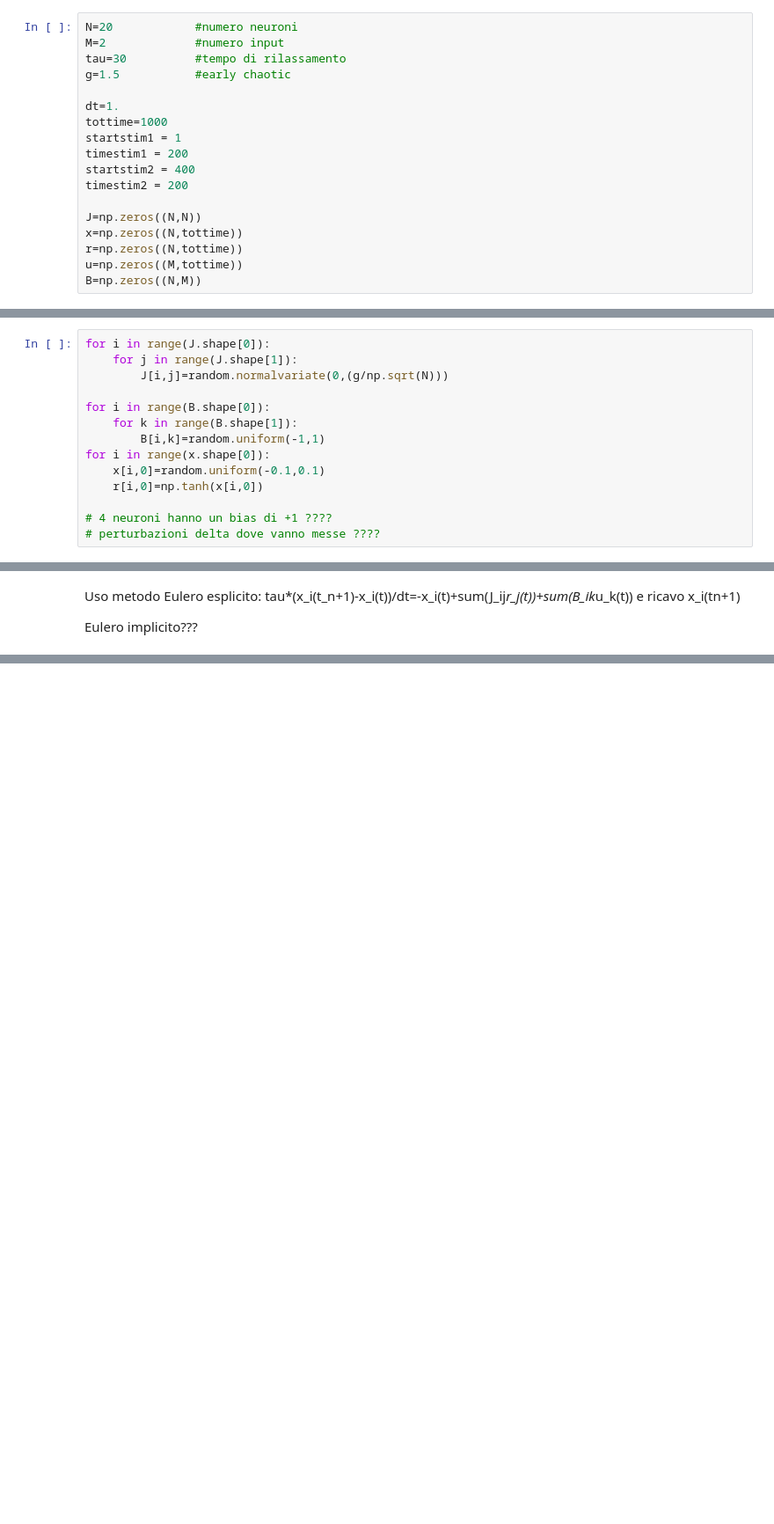
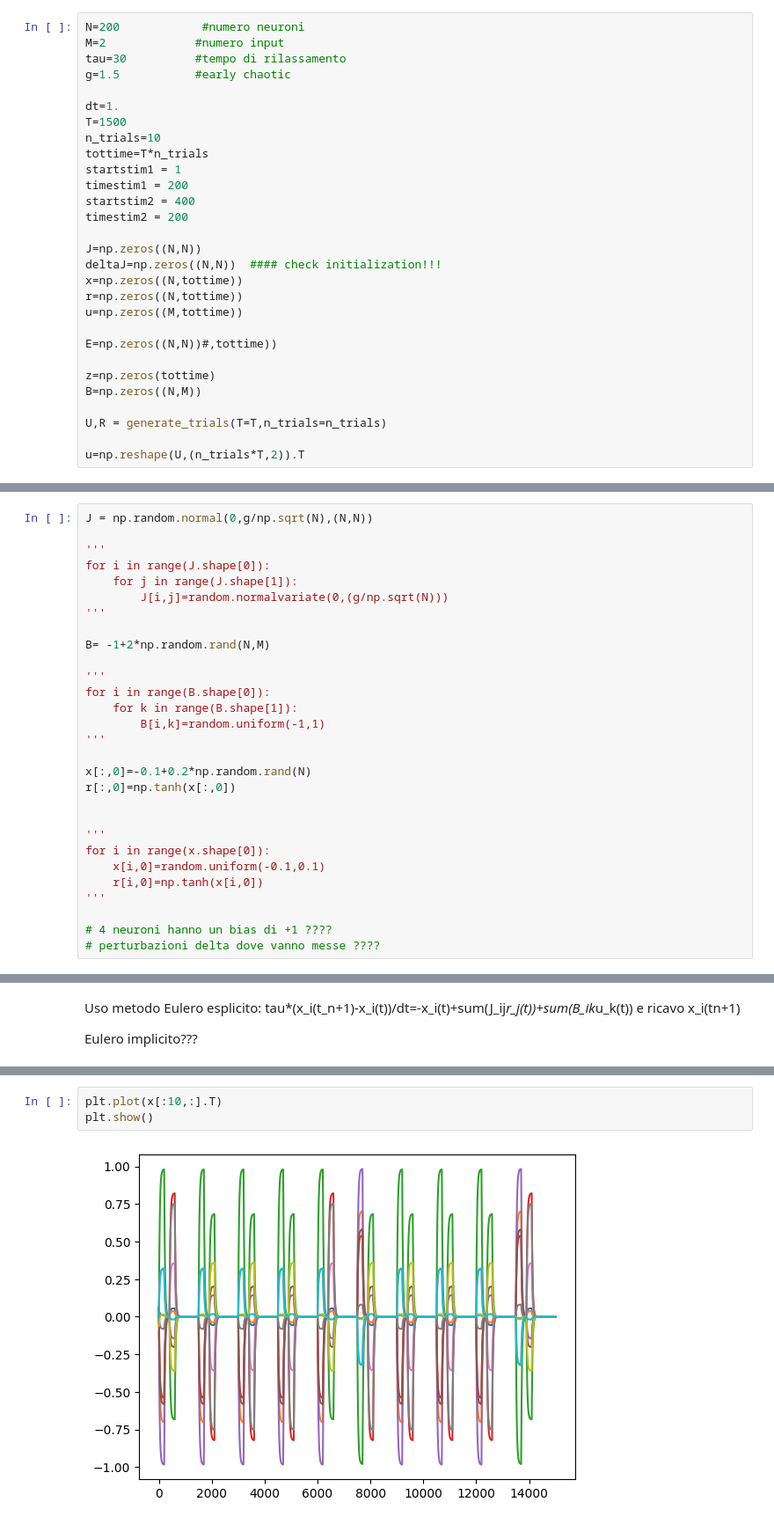
Before and after one commit to angelabortolato/Bachelor-thesis, a Jupyter notebook: dynamics.ipynb, the cells around one changed output, grey strips where cells are left out. Shown at 88% size. Cells and saved outputs as stored; diff of their text form; blank space fills up the shorter version.

```diff
--- a/dynamics.ipynb
+++ b/dynamics.ipynb
@@ -10,18 +43,29 @@ Setto i valori delle costanti come nell'articolo di Miconi e inizializzo le matr
 # %%
-N=20            #numero neuroni
+N=200            #numero neuroni
 M=2             #numero input
 tau=30          #tempo di rilassamento
 g=1.5           #early chaotic
 
 dt=1.
-tottime=1000
+T=1500
+n_trials=10
+tottime=T*n_trials
 startstim1 = 1
 timestim1 = 200
 startstim2 = 400
 timestim2 = 200
 
 J=np.zeros((N,N))
+deltaJ=np.zeros((N,N))  #### check initialization!!!
 x=np.zeros((N,tottime))
 r=np.zeros((N,tottime))
 u=np.zeros((M,tottime))
+
+E=np.zeros((N,N))#,tottime))
+
+z=np.zeros(tottime)
 B=np.zeros((N,M))
+
+U,R = generate_trials(T=T,n_trials=n_trials)
+
+u=np.reshape(U,(n_trials*T,2)).T
@@ -28,14 +80,29 @@ B=np.zeros((N,M))
 # %%
+J = np.random.normal(0,g/np.sqrt(N),(N,N))
+
+'''
 for i in range(J.shape[0]):
     for j in range(J.shape[1]):
         J[i,j]=random.normalvariate(0,(g/np.sqrt(N)))
+'''
 
+B= -1+2*np.random.rand(N,M)
+
+'''
 for i in range(B.shape[0]):
     for k in range(B.shape[1]):
         B[i,k]=random.uniform(-1,1)
+'''
+
+x[:,0]=-0.1+0.2*np.random.rand(N)
+r[:,0]=np.tanh(x[:,0])
+
+
+'''
 for i in range(x.shape[0]):
     x[i,0]=random.uniform(-0.1,0.1)
     r[i,0]=np.tanh(x[i,0])
+'''
 
 # 4 neuroni hanno un bias di +1 ????
 # perturbazioni delta dove vanno messe ????
@@ -60,0 +171,5 @@ for ntime in range(tottime-1):
+# %%
+plt.plot(x[:10,:].T)
+plt.show()
+# %% [output]
+[figure, added]
```
Also changed, not shown: parts of 7 cells of this notebook.
